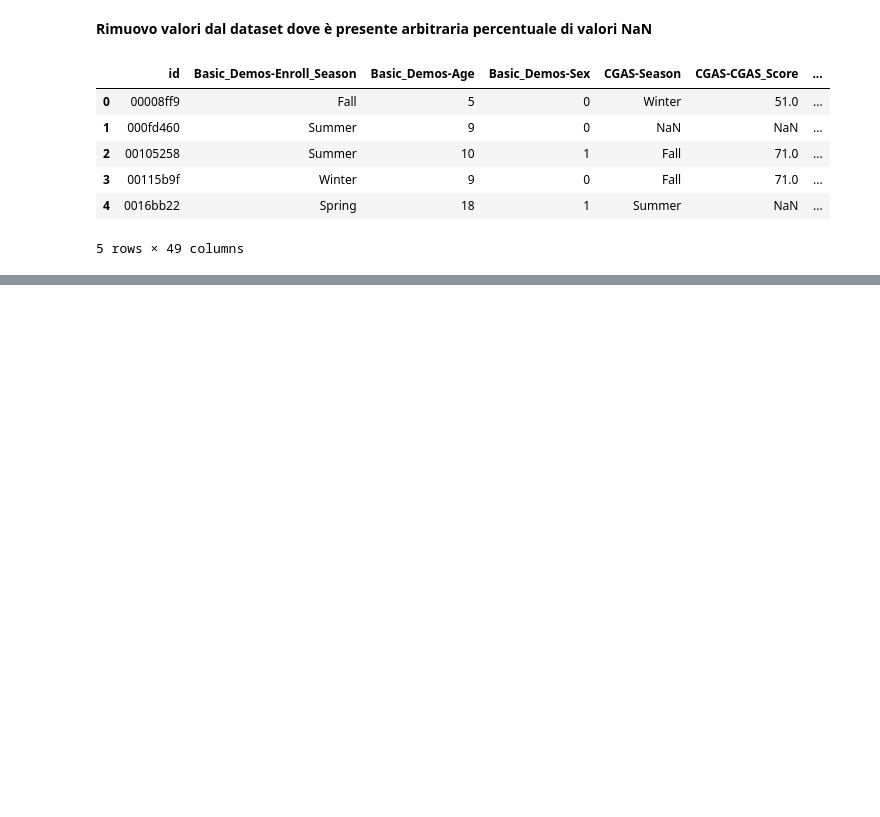
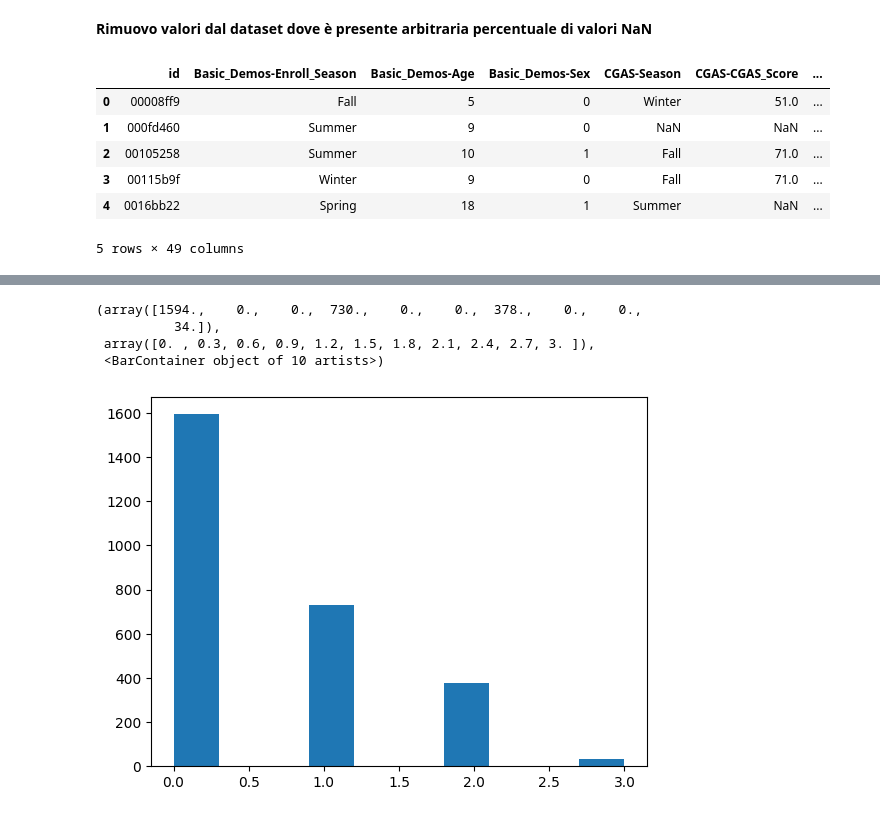
Before and after one commit to Assz2/DWM, a Jupyter notebook: main.ipynb, the cells around one changed output, grey strips where cells are left out. Drawn from its saved outputs; the diff is of its cells as text; code cells hidden in the pictures; blank space fills up the shorter version.

```diff
--- a/main.ipynb
+++ b/main.ipynb
@@ -197,0 +325,11 @@ Cathegorical features are:  10 ; ->  ['id', 'Basic_Demos-Enroll_Season', 'CGAS-S
+# %%
+import matplotlib.pyplot as plt
+
+# Plot the distribution of the target variable
+plt.hist(train['sii'])
+# %% [output]
+(array([1594.,    0.,    0.,  730.,    0.,    0.,  378.,    0.,    0.,
+          34.]),
+ array([0. , 0.3, 0.6, 0.9, 1.2, 1.5, 1.8, 2.1, 2.4, 2.7, 3. ]),
+ <BarContainer object of 10 artists>)
+[figure, added]
```
Also changed, not shown: parts of 14 cells of this notebook, 1 other file.
